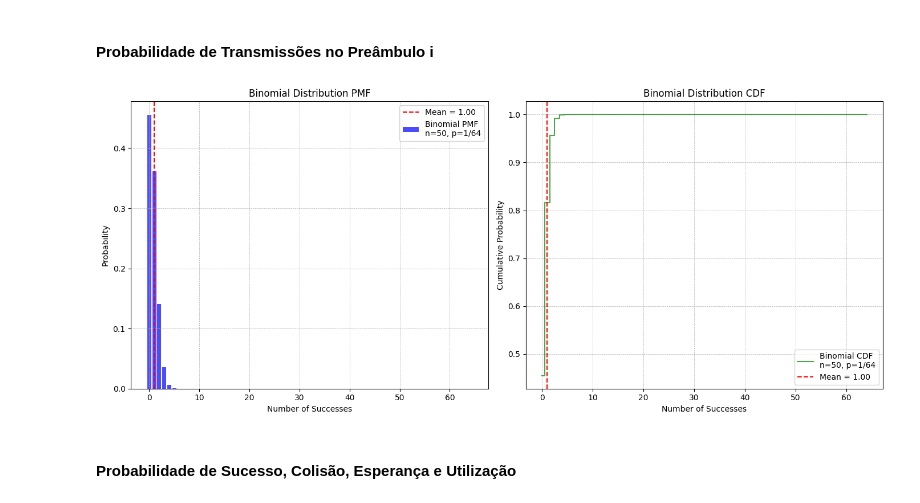
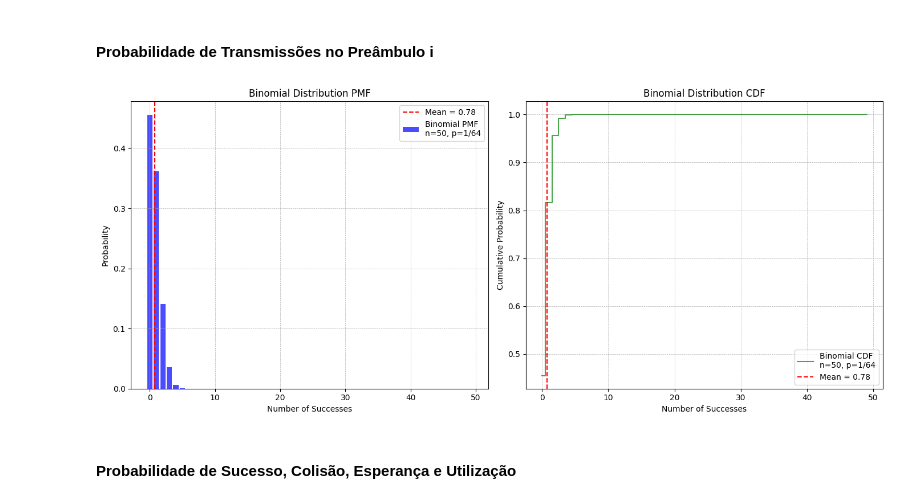
Before and after one commit to namelew/DevicesTransmissionSimulation, a Jupyter notebook: notebook/MonteCarloXAnalytical.ipynb, the cells around one changed output. Cells and saved outputs as stored; diff of their text form; code cells hidden in the pictures.

Commit message:
Solving the problem in analytical binomial

```diff
--- a/notebook/MonteCarloXAnalytical.ipynb
+++ b/notebook/MonteCarloXAnalytical.ipynb
@@ -23,42 +23,42 @@ monte_carlo_result_df = pd.read_csv('./../'+results_filename)
 # %% [markdown]
 #### Probabilidade de Transmissões no Preâmbulo i
 # %%
-mean = binom.mean(M, p)
+mean = binom.mean(n, p)
 
 # Generate an array of all possible outcomes from 0 to n
-k = np.arange(0, M+1)
+k = np.arange(0, n)
 
 # Calculate binomial probability mass function
 pmf = binom.pmf(k, n, p)
 # Calculate binomial cumulative distribution function
 cdf = binom.cdf(k, n, p)
 
 # Create a figure with two subplots
 fig, (ax1, ax2) = plt.subplots(1, 2, figsize=(14, 6))
 
 # Plot PMF
 ax1.bar(k, pmf, color='blue', alpha=0.7, label=f'Binomial PMF\nn={n}, p=1/{M}')
 ax1.axvline(x=mean, color='red', linestyle='--', label=f'Mean = {mean:.2f}')
 ax1.set_xlabel('Number of Successes')
 ax1.set_ylabel('Probability')
 ax1.set_title('Binomial Distribution PMF')
 ax1.legend()
 ax1.grid(True, which='both', linestyle='--', linewidth=0.5)
 
 # Plot CDF
 ax2.step(k, cdf, where='mid', color='green', alpha=0.7, label=f'Binomial CDF\nn={n}, p=1/{M}')
 ax2.axvline(x=mean, color='red', linestyle='--', label=f'Mean = {mean:.2f}')
 ax2.set_xlabel('Number of Successes')
 ax2.set_ylabel('Cumulative Probability')
 ax2.set_title('Binomial Distribution CDF')
 ax2.legend()
 ax2.grid(True, which='both', linestyle='--', linewidth=0.5)
 
 # Show the plot
 plt.tight_layout()
 plt.show()
 # %% [output]
-[figure, old version]
+[figure, new version]
 # %% [markdown]
 #### Probabilidade de Sucesso, Colisão, Esperança e Utilização
 # %%
```
